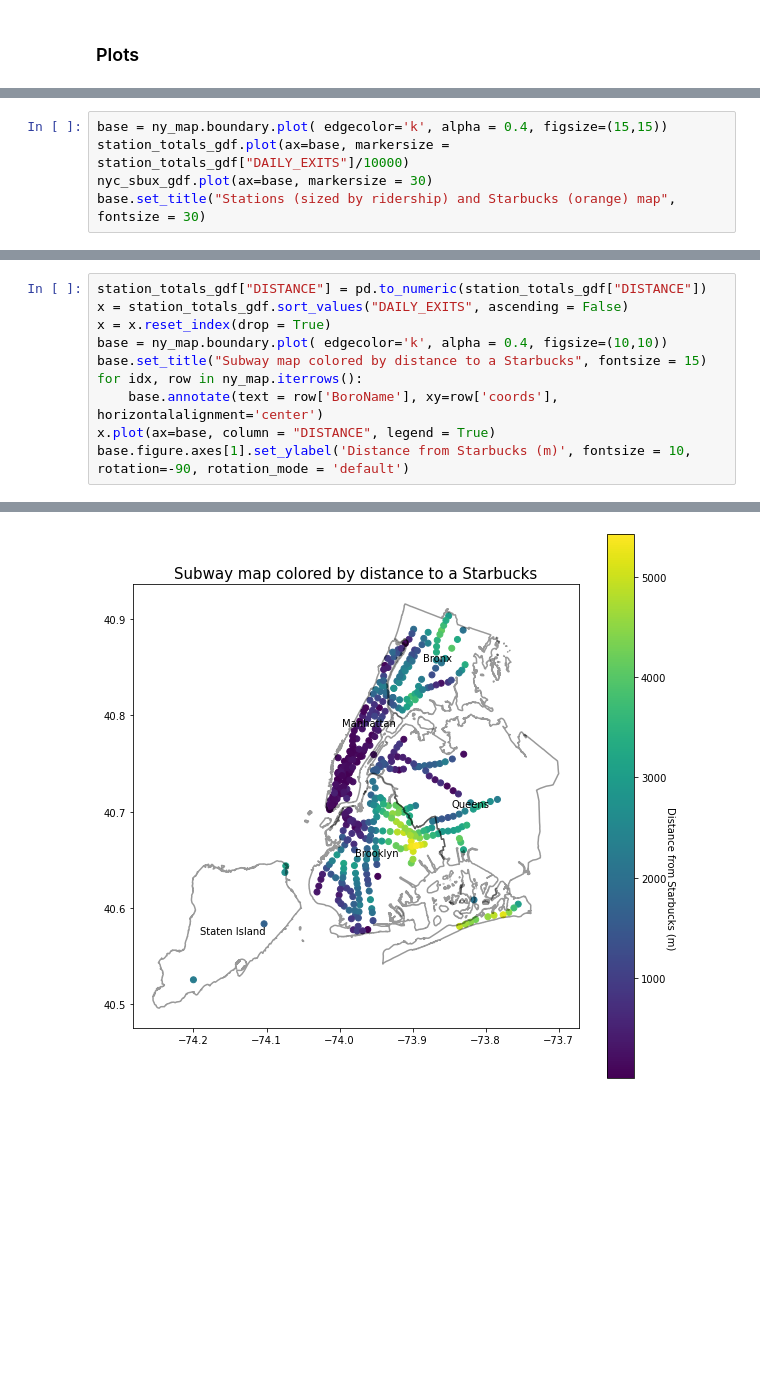
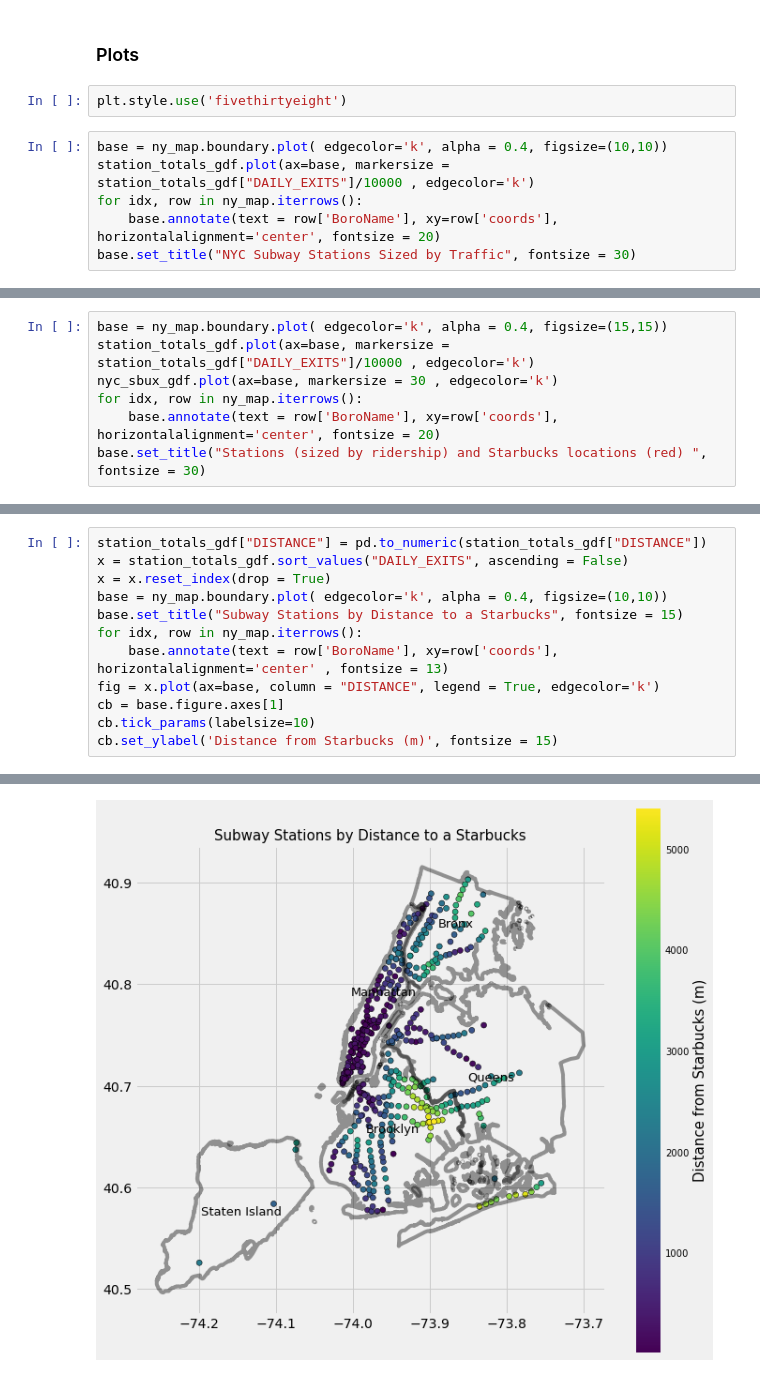
Before and after one commit to MarcelColvin/Starbucks_project, a Jupyter notebook: EDA Final Project data work.ipynb, the cells around one changed output, grey strips where cells are left out. Drawn from its saved outputs; the diff is of its cells as text; blank space fills up the shorter version.

```diff
--- a/EDA Final Project data work.ipynb
+++ b/EDA Final Project data work.ipynb
@@ -216,3 +216,11 @@ for i in range(0,len(weekday_totals_gdf)):
             weekday_totals_gdf["DISTANCE"].at[i] = b
 # %% [markdown]
 ### Plots
+# %%
+plt.style.use('fivethirtyeight')
+# %%
+base = ny_map.boundary.plot( edgecolor='k', alpha = 0.4, figsize=(10,10))
+station_totals_gdf.plot(ax=base, markersize = station_totals_gdf["DAILY_EXITS"]/10000 , edgecolor='k')
+for idx, row in ny_map.iterrows():
+    base.annotate(text = row['BoroName'], xy=row['coords'], horizontalalignment='center', fontsize = 20)
+base.set_title("NYC Subway Stations Sized by Traffic", fontsize = 30)
@@ -219,6 +230,8 @@ for i in range(0,len(weekday_totals_gdf)):
 # %%
 base = ny_map.boundary.plot( edgecolor='k', alpha = 0.4, figsize=(15,15))
-station_totals_gdf.plot(ax=base, markersize = station_totals_gdf["DAILY_EXITS"]/10000)
-nyc_sbux_gdf.plot(ax=base, markersize = 30)
-base.set_title("Stations (sized by ridership) and Starbucks (orange) map", fontsize = 30)
+station_totals_gdf.plot(ax=base, markersize = station_totals_gdf["DAILY_EXITS"]/10000 , edgecolor='k')
+nyc_sbux_gdf.plot(ax=base, markersize = 30 , edgecolor='k')
+for idx, row in ny_map.iterrows():
+    base.annotate(text = row['BoroName'], xy=row['coords'], horizontalalignment='center', fontsize = 20)
+base.set_title("Stations (sized by ridership) and Starbucks locations (red) ", fontsize = 30)
 # %% [output]
@@ -247,9 +260,11 @@ station_totals_gdf["DISTANCE"] = pd.to_numeric(station_totals_gdf["DISTANCE"])
 x = station_totals_gdf.sort_values("DAILY_EXITS", ascending = False)
 x = x.reset_index(drop = True)
 base = ny_map.boundary.plot( edgecolor='k', alpha = 0.4, figsize=(10,10))
-base.set_title("Subway map colored by distance to a Starbucks", fontsize = 15)
+base.set_title("Subway Stations by Distance to a Starbucks", fontsize = 15)
 for idx, row in ny_map.iterrows():
-    base.annotate(text = row['BoroName'], xy=row['coords'], horizontalalignment='center')
-x.plot(ax=base, column = "DISTANCE", legend = True)
-base.figure.axes[1].set_ylabel('Distance from Starbucks (m)', fontsize = 10, rotation=-90, rotation_mode = 'default')
+    base.annotate(text = row['BoroName'], xy=row['coords'], horizontalalignment='center' , fontsize = 13)
+fig = x.plot(ax=base, column = "DISTANCE", legend = True, edgecolor='k')
+cb = base.figure.axes[1]
+cb.tick_params(labelsize=10)
+cb.set_ylabel('Distance from Starbucks (m)', fontsize = 15)
 # %% [output]
@@ -257,4 +272,4 @@ Text(627.9800000000001, 0.5, 'Distance from Starbucks (m)')
-[figure, old version]
+[figure, new version]
 # %%
 x = weekday_totals_gdf.sort_values("DISTANCE", ascending = False)[0:40]
 x = x.reset_index(drop = True)
```
Also changed, not shown: parts of 10 cells of this notebook, 1 other file.
